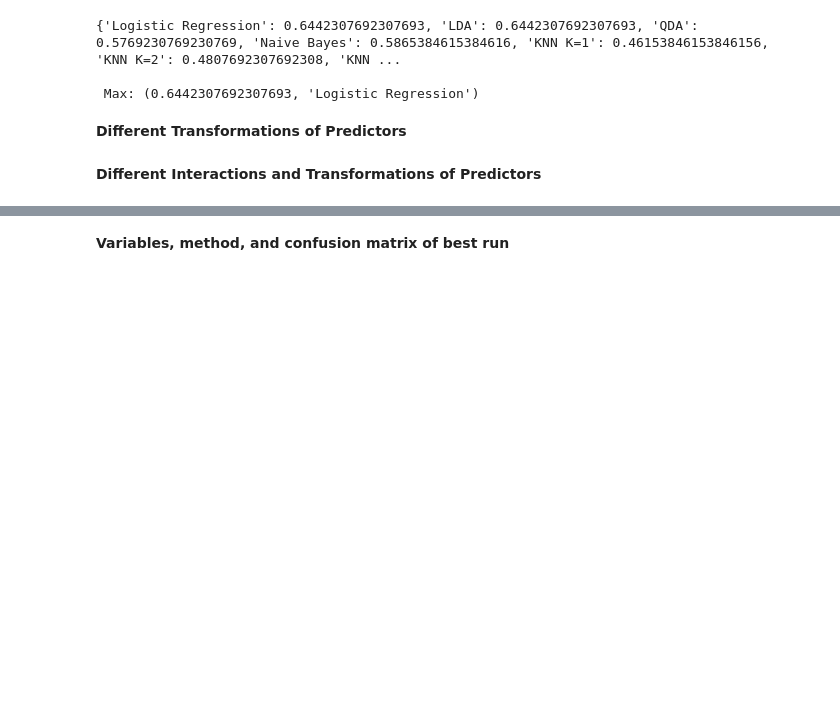
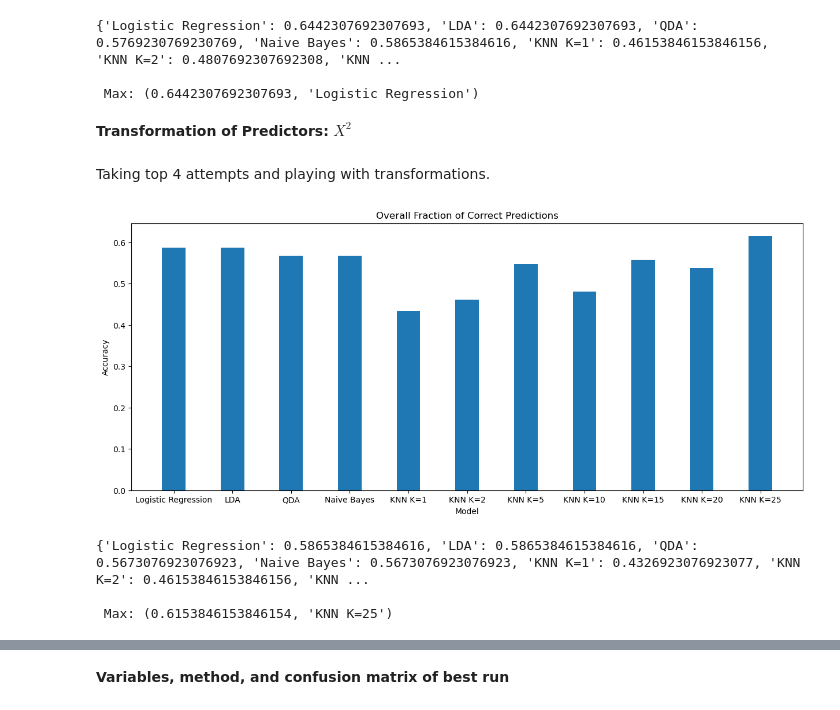
Before and after one commit to carmancater/an-introduction-to-statistical-learning-with-applications-in-python, a Jupyter notebook: Chapter 04 - Classification/Ch 4 Ex 13.ipynb, the cells around one changed output, grey strips where cells are left out. Saved outputs shown, nothing was run; the diff lists cells and outputs as text; code cells hidden in the pictures; blank space fills up the shorter version.

```diff
--- a/Chapter 04 - Classification/Ch 4 Ex 13.ipynb
+++ b/Chapter 04 - Classification/Ch 4 Ex 13.ipynb
@@ -294,11 +294,11 @@ L_train, L_test = D.loc[train], D.loc[~train]
 # %% [markdown]
 #### Compare Models Function
 # %%
-def compareModels(predictors, Weekly, train):
+def compareModels(X, Weekly, train):
     # Model Choice
-    model = MS(predictors).fit(Weekly)
+    # model = MS(predictors).fit(Weekly)
 
-    X = model.transform(Weekly)
+    # X = model.transform(Weekly)
     y = Weekly.Direction == 'Up'
     X_train, X_test = X.loc[train], X.loc[~train]
     X_trainn, X_testt = [M.drop(columns=['intercept']) for M in [X_train, X_test]]
@@ -307,7 +307,7 @@ def compareModels(predictors, Weekly, train):
     data = {}
 
     # Logistic Regression
-    confusionTable, accuracy = logisticRegression(X_train, y_train, X_test, L_test)
+    logConfusionTable, accuracy = logisticRegression(X_train, y_train, X_test, L_test)
     data['Logistic Regression']= accuracy
 
     # LDA
@@ -358,7 +358,7 @@ def compareModels(predictors, Weekly, train):
 
     print(data)
 
-    print('\n Max:',max(zip(data.values(), data.keys())))
+    print('\n Max:',max(zip(data.values(), data.keys())), '\n\n', logConfusionTable)
 # %% [markdown]
 #### Comparing Different Models
 # %% [markdown]
@@ -436,6 +456,16 @@ compareModels(['Lag2', ('Lag1', 'Lag3', 'Lag4', 'Volume')], Weekly, train)
 
  Max: (0.6442307692307693, 'Logistic Regression')
 # %% [markdown]
-**Different Transformations of Predictors**
+**Transformation of Predictors:** $X^2$
-# %% [markdown]
-**Different Interactions and Transformations of Predictors**
+# %% [markdown]
+Taking top 4 attempts and playing with transformations.
+# %%
+model = MS(['Lag2', ('Lag1', 'Lag3', 'Lag4', 'Volume')]).fit(Weekly)
+X = model.transform(Weekly)
+X['Lag2'] = X['Lag2']**2
+compareModels(X, Weekly, train)
+# %% [output]
+[figure, added]
+{'Logistic Regression': 0.5865384615384616, 'LDA': 0.5865384615384616, 'QDA': 0.5673076923076923, 'Naive Bayes': 0.5673076923076923, 'KNN K=1': 0.4326923076923077, 'KNN K=2': 0.46153846153846156, 'KNN ...
+
+ Max: (0.6153846153846154, 'KNN K=25')
```
Also changed, not shown: parts of 15 cells of this notebook.
